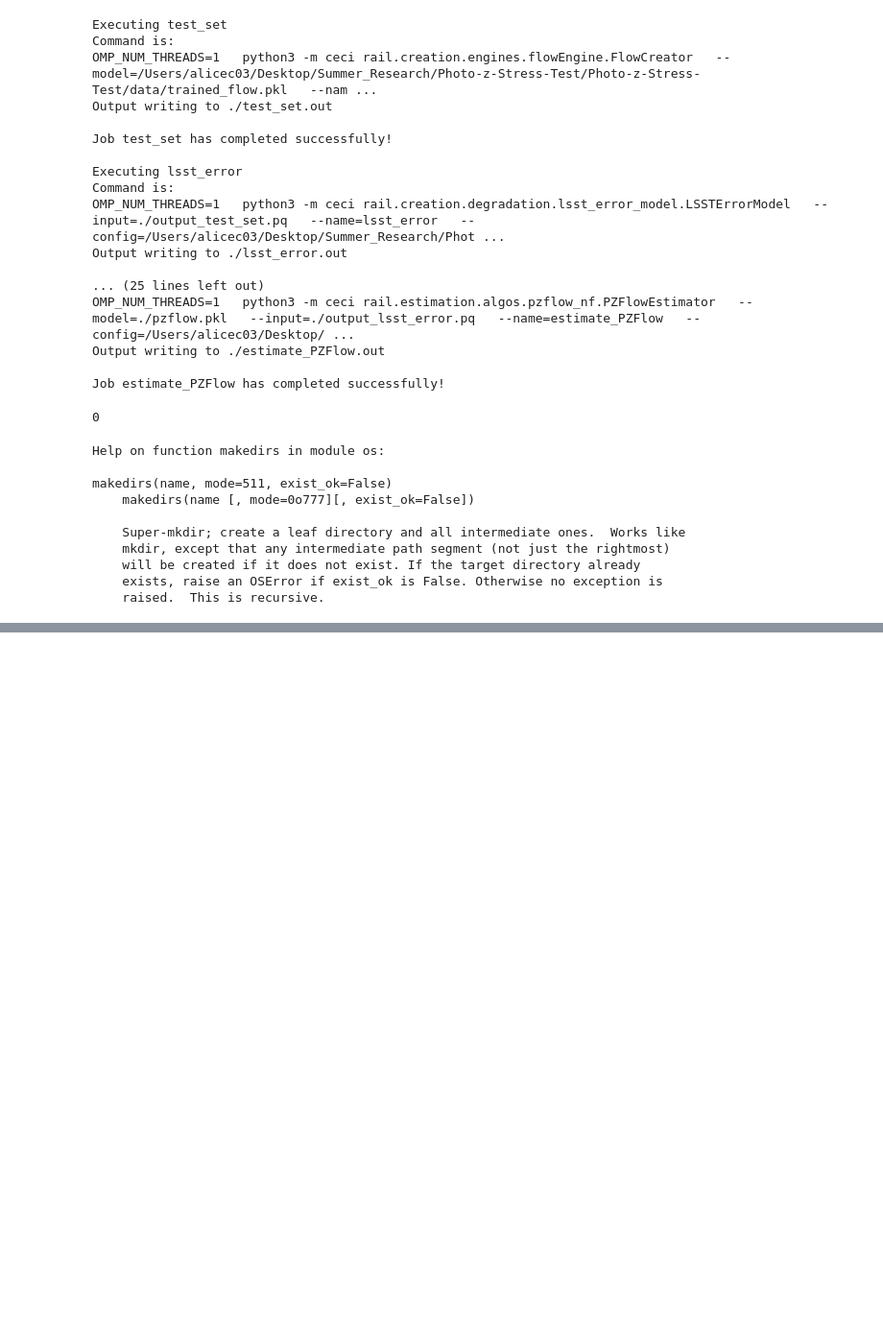
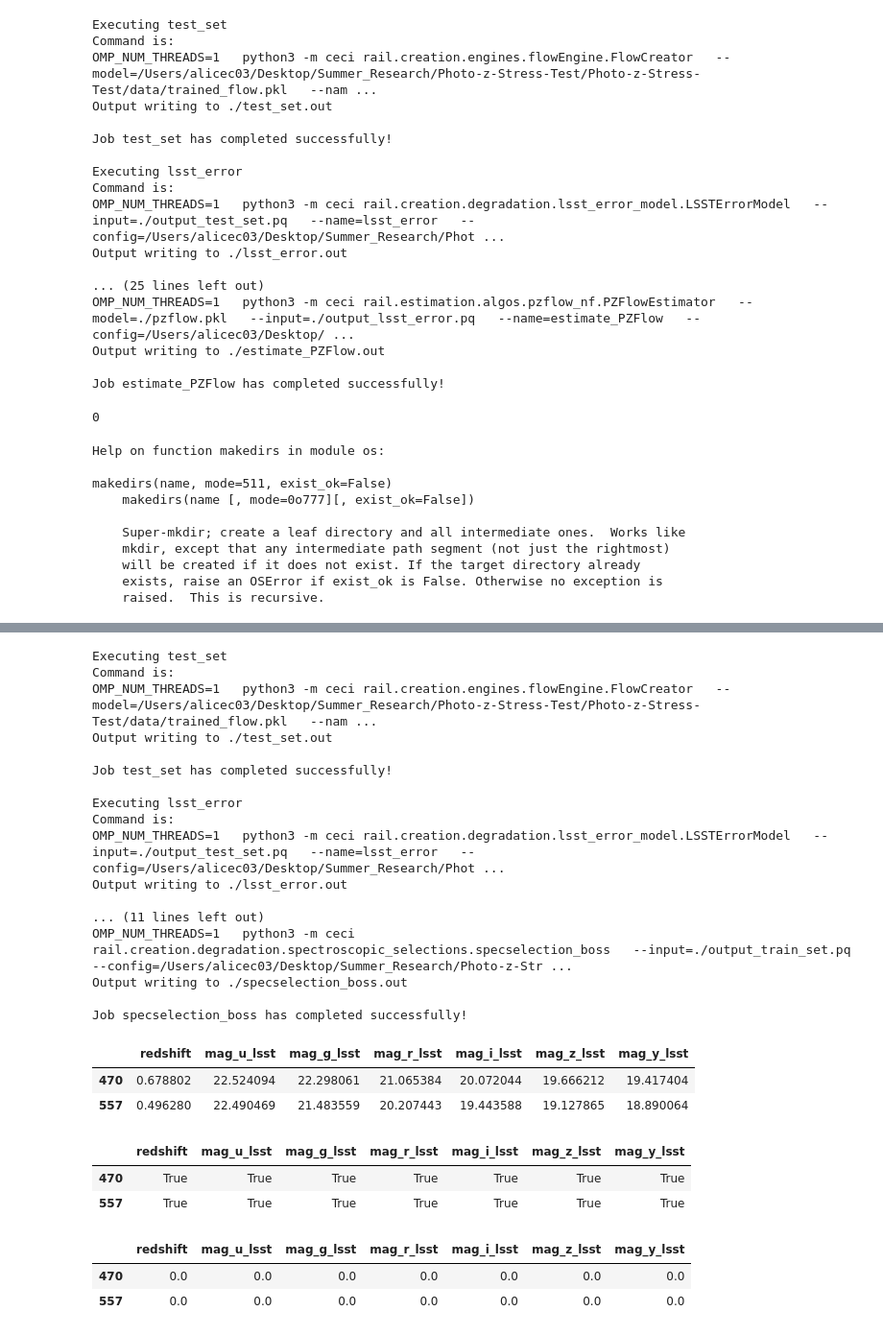
Before and after one commit to alice-crafford/Photo-z-Stress-Test, a Jupyter notebook: Test_Pipeline.ipynb, the cells around one changed output, grey strips where cells are left out. Shown: that part at 96% size. Cells and saved outputs as stored; diff of their text form; code cells hidden in the pictures; blank space fills up the shorter version.

Commit message:
Same rrandom seed does indeed give same outcomes when running pipelines

```diff
--- a/Test_Pipeline.ipynb
+++ b/Test_Pipeline.ipynb
@@ -885,0 +995,11 @@ makedirs(name, mode=511, exist_ok=False)
+# %%
+
+path_lst_TEST2 = []
+directory = "specSelection_TEST2"
+parent_dir = "/Users/alicec03/Desktop/Summer_Research/Photo-z-Stress-Test/Photo-z-Stress-Test/"
+path_TEST2 = os.path.join(parent_dir, directory)
+os.makedirs(path_TEST2, exist_ok=True)
+
+
+for key in spec_dict:
+    path_lst_TEST2.append(bigF_TEST2(spec_dict[key], key, path_TEST2, 1000, 100, 17, 39, 172, 10))
@@ -885,0 +1047,50 @@ makedirs(name, mode=511, exist_ok=False)
+# %%
+out_dir2 = "outputs"
+out_parent_dir2 = "/Users/alicec03/Desktop/Summer_Research/Photo-z-Stress-Test/Photo-z-Stress-Test/specSelection_TEST2"
+path_outs2 = os.path.join(out_parent_dir2, out_dir2)
+os.makedirs(path_outs2, exist_ok=True)
+
+
+
+os.chdir("/Users/alicec03/Desktop/Summer_Research/Photo-z-Stress-Test/Photo-z-Stress-Test/specSelection_TEST2/outputs")
+
+pr = ceci.Pipeline.read(path_TEST2+"/BOSS_TEST2.yml")
+pr.run()
+
+import pandas as pd
+df2 = pd.read_parquet("/Users/alicec03/Desktop/Summer_Research/Photo-z-Stress-Test/Photo-z-Stress-Test/specSelection_TEST2/outputs/output_specselection_boss.pq")
+
+df2
+# %% [output]
+Executing test_set
+Command is:
+OMP_NUM_THREADS=1   python3 -m ceci rail.creation.engines.flowEngine.FlowCreator   --model=/Users/alicec03/Desktop/Summer_Research/Photo-z-Stress-Test/Photo-z-Stress-Test/data/trained_flow.pkl   --nam ...
+Output writing to ./test_set.out
+
+Job test_set has completed successfully!
+
+Executing lsst_error
+Command is:
+OMP_NUM_THREADS=1   python3 -m ceci rail.creation.degradation.lsst_error_model.LSSTErrorModel   --input=./output_test_set.pq   --name=lsst_error   --config=/Users/alicec03/Desktop/Summer_Research/Phot ...
+Output writing to ./lsst_error.out
+
+... (11 lines left out)
+OMP_NUM_THREADS=1   python3 -m ceci rail.creation.degradation.spectroscopic_selections.specselection_boss   --input=./output_train_set.pq   --config=/Users/alicec03/Desktop/Summer_Research/Photo-z-Str ...
+Output writing to ./specselection_boss.out
+
+Job specselection_boss has completed successfully!
+|  | redshift | mag_u_lsst | mag_g_lsst | mag_r_lsst | mag_i_lsst | mag_z_lsst | mag_y_lsst |
+| 470 | 0.678802 | 22.524094 | 22.298061 | 21.065384 | 20.072044 | 19.666212 | 19.417404 |
+| 557 | 0.496280 | 22.490469 | 21.483559 | 20.207443 | 19.443588 | 19.127865 | 18.890064 |
+# %%
+df1 == df2
+# %% [output]
+|  | redshift | mag_u_lsst | mag_g_lsst | mag_r_lsst | mag_i_lsst | mag_z_lsst | mag_y_lsst |
+| 470 | True | True | True | True | True | True | True |
+| 557 | True | True | True | True | True | True | True |
+# %%
+df2 - df1
+# %% [output]
+|  | redshift | mag_u_lsst | mag_g_lsst | mag_r_lsst | mag_i_lsst | mag_z_lsst | mag_y_lsst |
+| 470 | 0.0 | 0.0 | 0.0 | 0.0 | 0.0 | 0.0 | 0.0 |
+| 557 | 0.0 | 0.0 | 0.0 | 0.0 | 0.0 | 0.0 | 0.0 |
```
Also changed, not shown: parts of 9 cells of this notebook.
